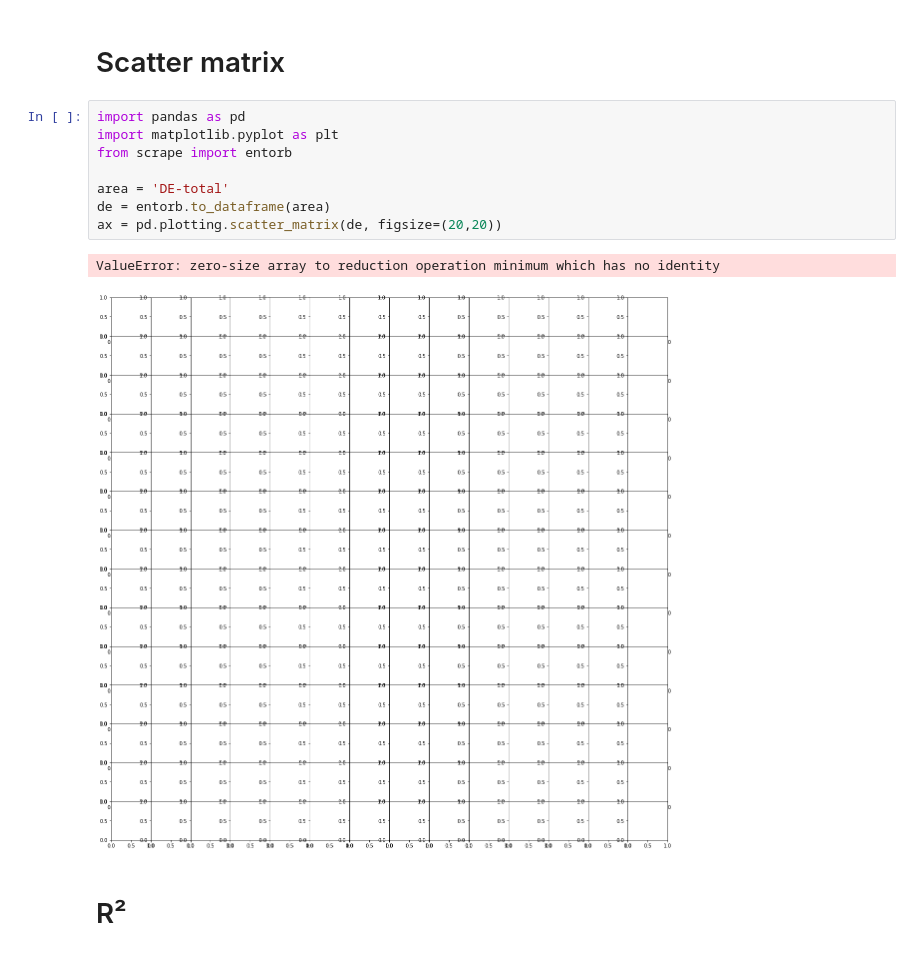
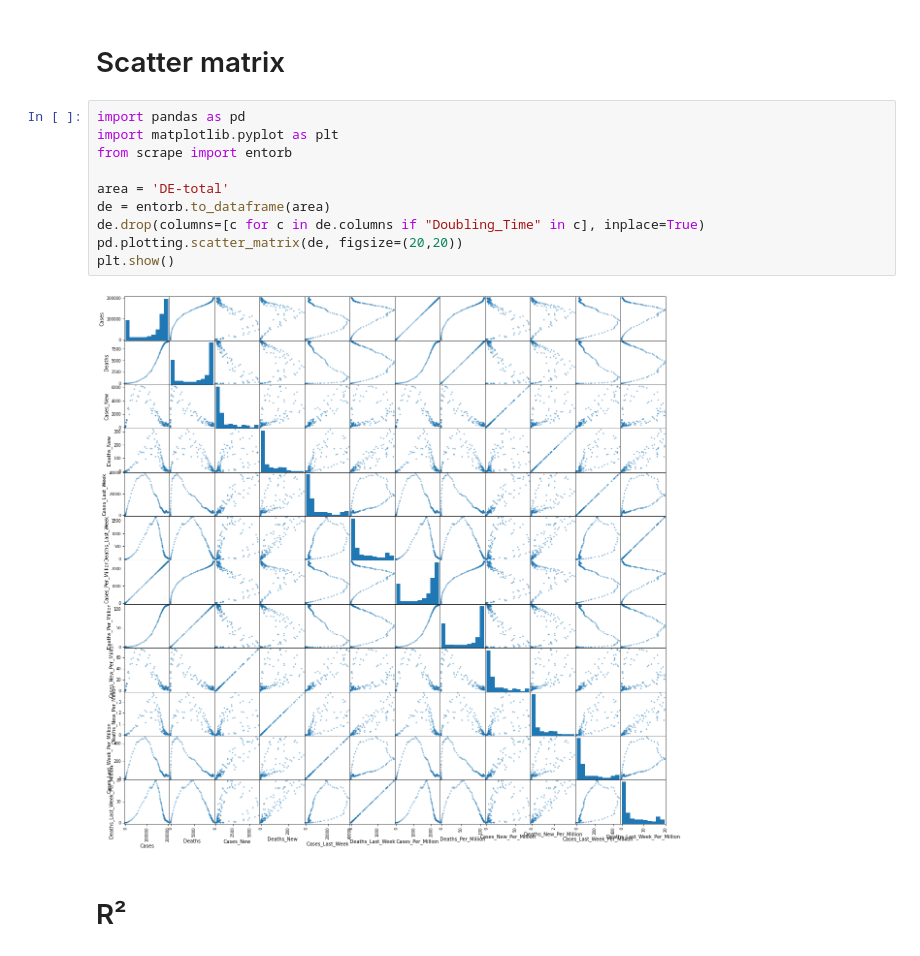
Before and after one commit to pschwede/covid19plots, a Jupyter notebook: scatter_matrix.ipynb, the cells around one changed output. Drawn from its saved outputs; the diff is of its cells as text.

```diff
--- a/scatter_matrix.ipynb
+++ b/scatter_matrix.ipynb
@@ -3,14 +3,15 @@
 # %%
 import pandas as pd
 import matplotlib.pyplot as plt
 from scrape import entorb
 
 area = 'DE-total'
 de = entorb.to_dataframe(area)
-ax = pd.plotting.scatter_matrix(de, figsize=(20,20))
+de.drop(columns=[c for c in de.columns if "Doubling_Time" in c], inplace=True)
+pd.plotting.scatter_matrix(de, figsize=(20,20))
+plt.show()
 # %% [output]
-ValueError: zero-size array to reduction operation minimum which has no identity
-[figure, old version]
+[figure, new version]
 # %% [markdown]
 # R²
 # %%
```
Also changed, not shown: parts of 3 cells of this notebook, 6 other files.
